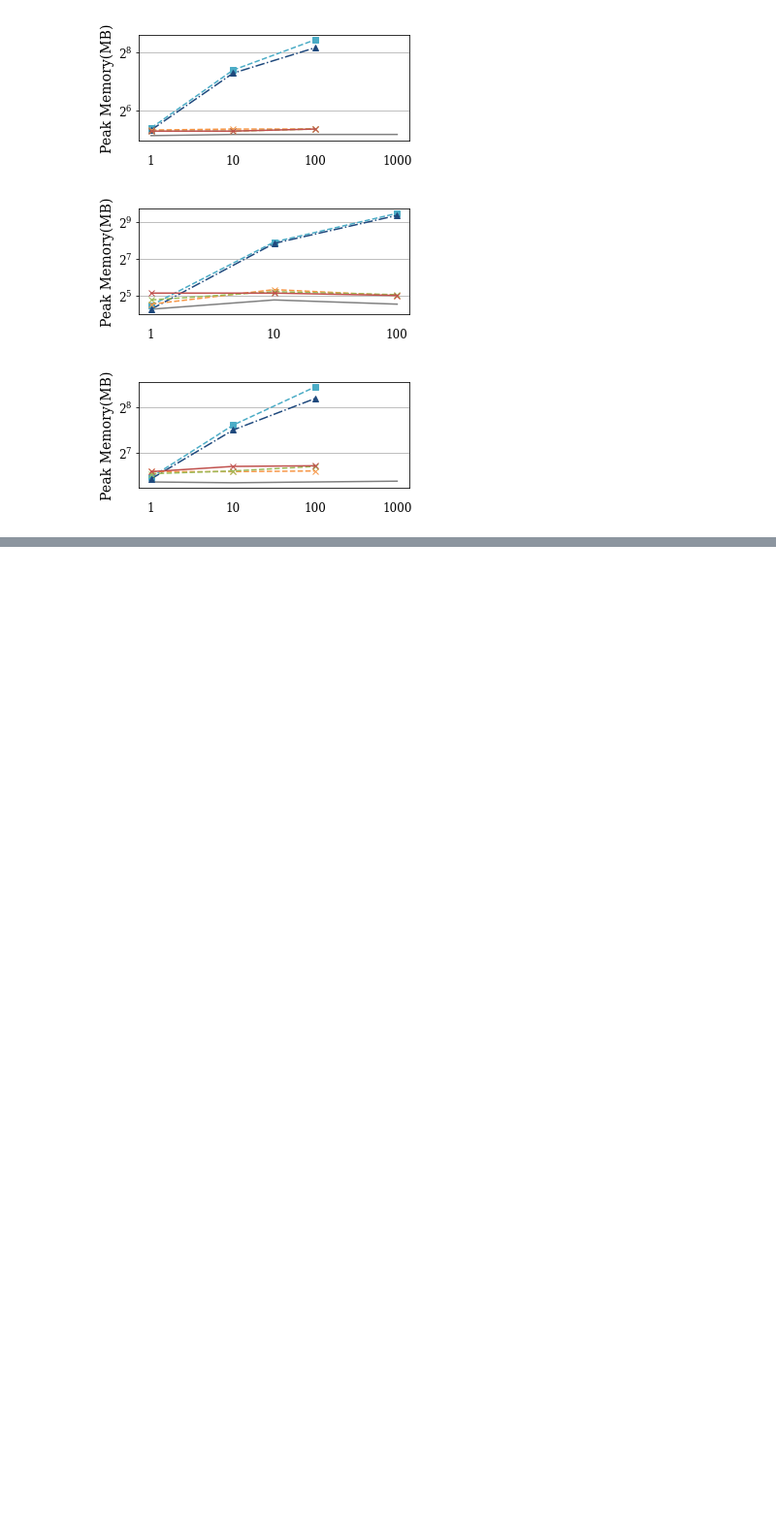
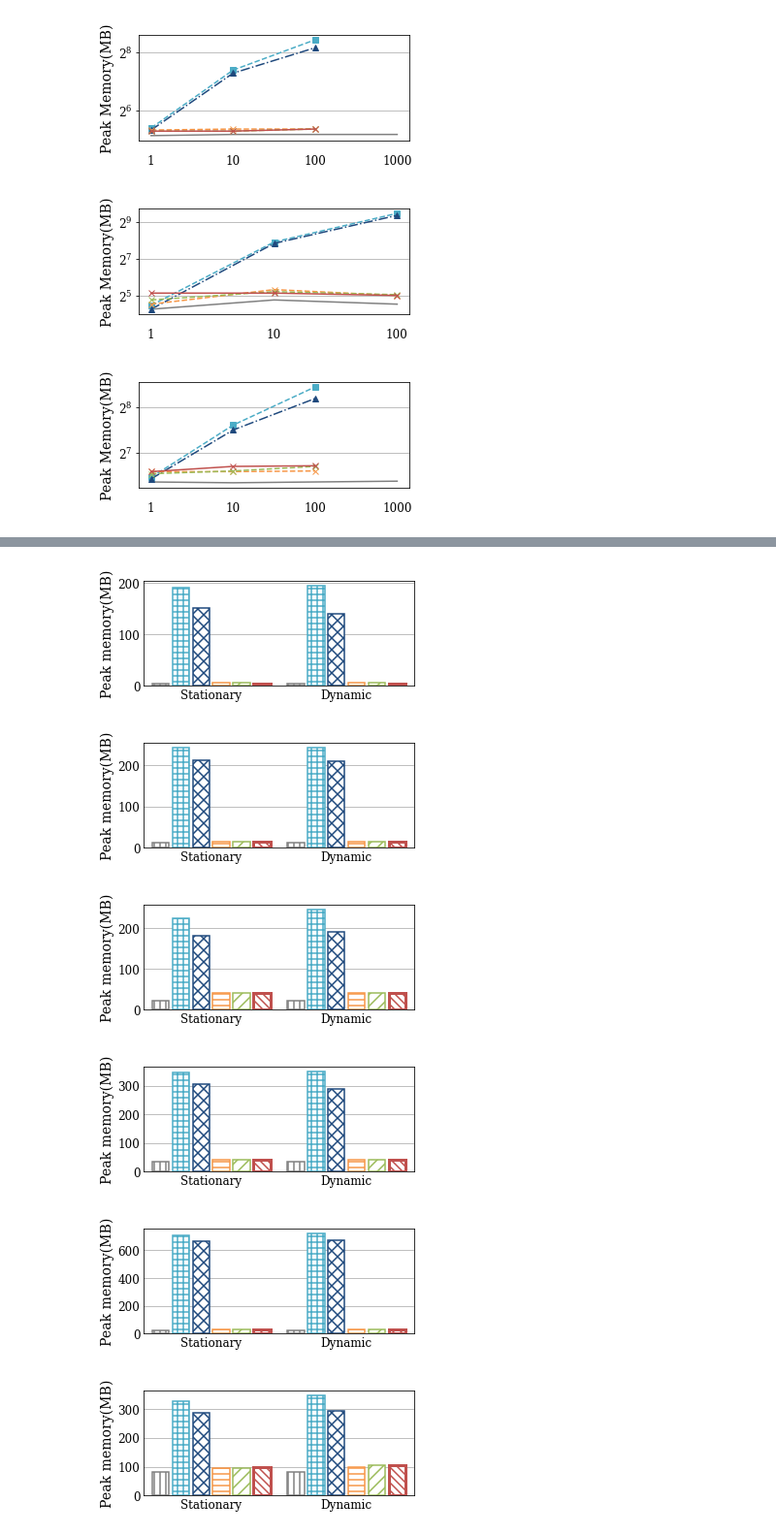
Before and after one commit to YoojuShin/SIGMOD2021LogScript, a Jupyter notebook: figure_script.ipynb, the cells around one changed output, grey strips where cells are left out. Shown at 97% size. Saved outputs shown, nothing was run; the diff lists cells and outputs as text; code cells hidden in the pictures; blank space fills up the shorter version.

```diff
--- a/figure_script.ipynb
+++ b/figure_script.ipynb
@@ -305,0 +354,48 @@ for dataname in dataset:
+# %%
+
+for dataname in dataset:
+    graphdf_nochange = df.loc[(df["Dataset"]==dataname) & (df['ChgQRatio']==0) & \
+        (df["Queryset"].str.contains(r"\_Q100$"))].pivot(index="ChgQRatio",columns="Method",values="PeakMem")
+    graphdf_change = df.loc[(df["Dataset"]==dataname) & (df['ChgQRatio']>0) & \
+            (df["Queryset"].str.contains(r"\_Q100$"))].pivot(index="ChgQRatio",columns="Method",values="PeakMem")
+    graphdf = pd.concat([graphdf_nochange,graphdf_change])
+    graphdf.index=["Stationary",'Dynamic']
+    graphdf = graphdf[target_alg_vp]
+
+
+    fig = plt.figure(figsize=figsize_minibar)
+    ax = fig.add_subplot(1,1,1)
+    xpositions = []
+    for i, algname in enumerate(target_alg_minibar):
+        xposition = np.arange(graphdf.shape[0])*barWidth*(len(target_alg_minibar)+inter_bar_space) + barWidth*intra_bar_space*i
+        center = (xposition[0]+xposition[-1])/2
+        xpositions.append(xposition)
+        ax.bar(xposition,graphdf.iloc[:,i].tolist(), color = "white", width=barWidth,\
+               hatch=algo_hatch[algname], edgecolor=algo_color[algname], \
+               linewidth=algo_linewidth[algname], zorder=2)
+    ax.grid(b=True,which="major",axis='y',zorder=0)
+    ax.set_xlabel("")
+    ax.set_ylabel('Peak memory(MB)', fontsize=FONTSIZE_YLABEL_minibar)
+    ax.set_xlim([-barWidth,xposition[-1]+barWidth])
+    # ax.set_ylim([1,1024])
+    # plt.yticks([1,32,1024])
+    # ax.set_yticklabels(['1','32','1024'])
+    xpositions=np.array(xpositions)
+    plt.xticks(np.mean(xpositions,axis=0),["Stationary",'Dynamic'])
+
+    # TODO: Put pattern in the bar graph
+    # remove ticks
+    ax.tick_params(axis='both', which ='both', length = 0)
+    ax.tick_params(axis='x', labelsize=FONTSIZE_XLABEL_minibar)
+    ax.tick_params(axis='y', labelsize=FONTSIZE_TICK_minibar)
+    # rotate ticks
+    ax.tick_params(axis ='x', rotation = 0)
+
+    plt.savefig('Stationarity_'+dataname+'_PeakMem.pdf', bbox_inches='tight', format='pdf')
+# %% [output]
+[figure, added]
+[figure, added]
+[figure, added]
+[figure, added]
+[figure, added]
+[figure, added]
```
Also changed, not shown: parts of 9 cells of this notebook, 1 other file.
